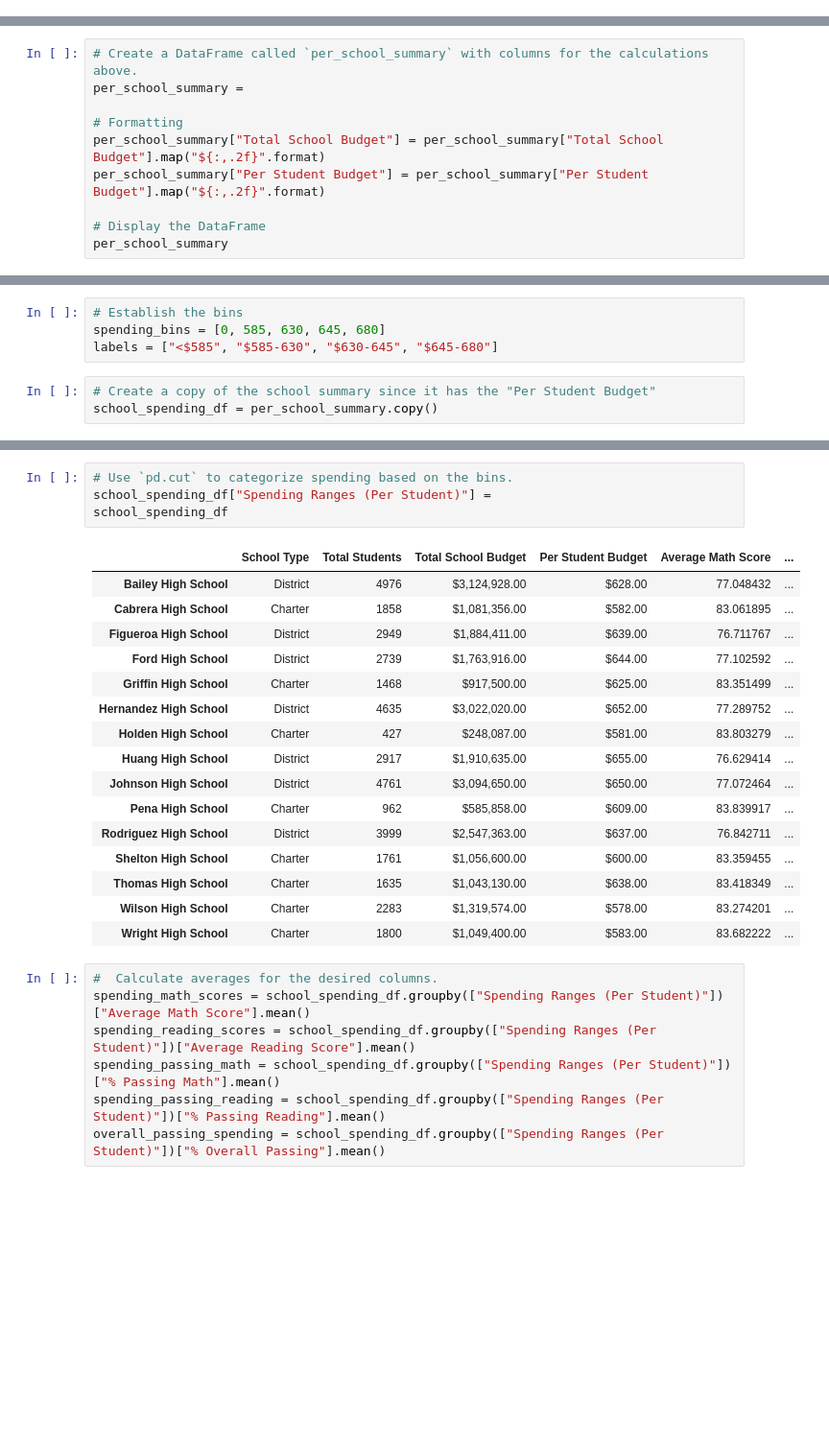
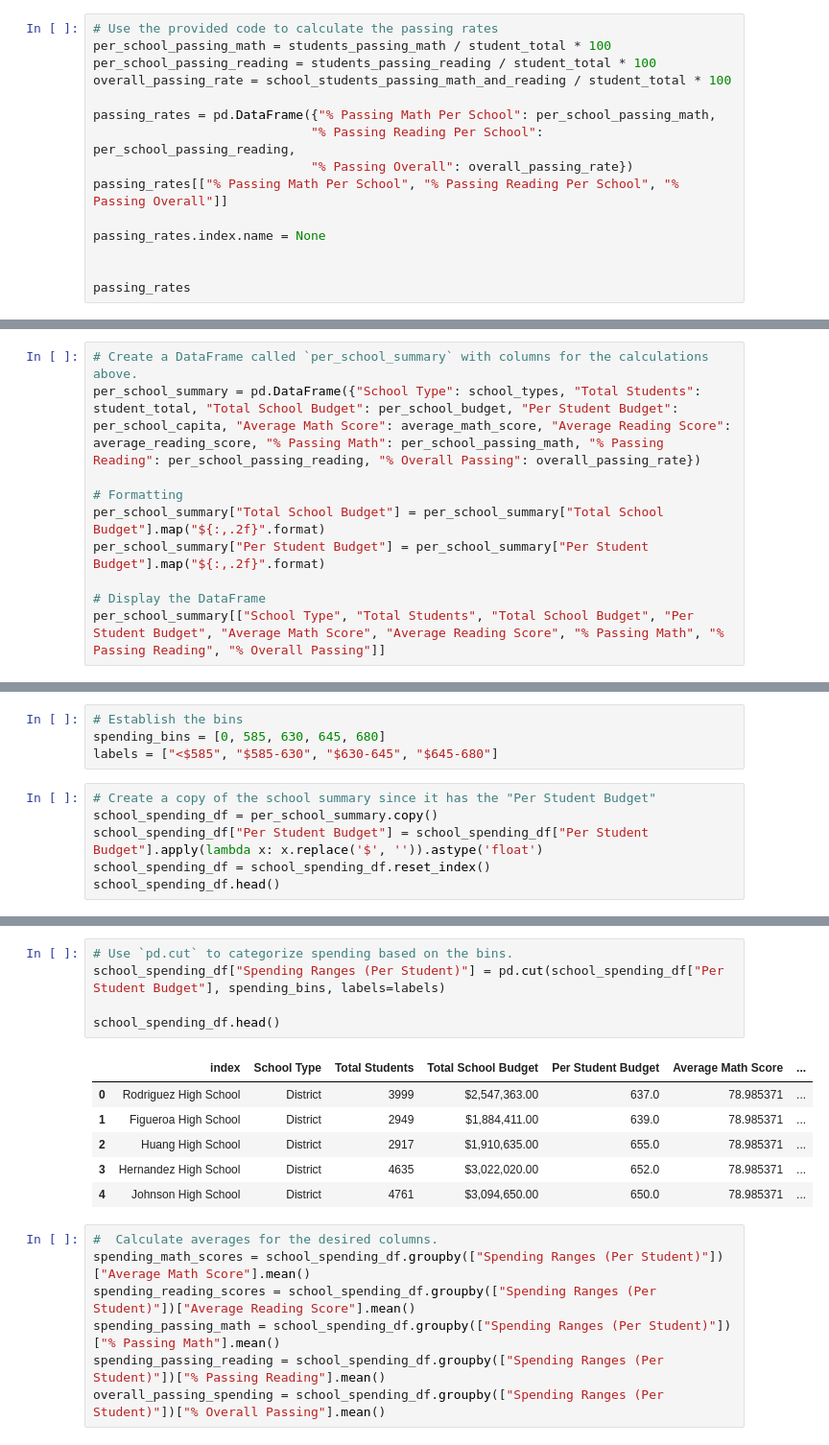
Before and after one commit to AdalbertPayan/pandas-challenge, a Jupyter notebook: Starter_Code/PyCitySchools/PyCitySchools_starter.ipynb, the cells around one changed output, grey strips where cells are left out. Shown at 96% size. Saved outputs shown, nothing was run; the diff lists cells and outputs as text; blank space fills up the shorter version.

```diff
--- a/Starter_Code/PyCitySchools/PyCitySchools_starter.ipynb
+++ b/Starter_Code/PyCitySchools/PyCitySchools_starter.ipynb
@@ -288,0 +307,15 @@ overall_passing_rate = school_students_passing_math_and_reading / per_school_cou
+# %%
+# Use the provided code to calculate the passing rates
+per_school_passing_math = students_passing_math / student_total * 100
+per_school_passing_reading = students_passing_reading / student_total * 100
+overall_passing_rate = school_students_passing_math_and_reading / student_total * 100
+
+passing_rates = pd.DataFrame({"% Passing Math Per School": per_school_passing_math,
+                             "% Passing Reading Per School": per_school_passing_reading,
+                             "% Passing Overall": overall_passing_rate})
+passing_rates[["% Passing Math Per School", "% Passing Reading Per School", "% Passing Overall"]]
+
+passing_rates.index.name = None
+
+
+passing_rates
@@ -289,12 +339,12 @@ overall_passing_rate = school_students_passing_math_and_reading / per_school_cou
 # %%
 # Create a DataFrame called `per_school_summary` with columns for the calculations above.
-per_school_summary =
+per_school_summary = pd.DataFrame({"School Type": school_types, "Total Students": student_total, "Total School Budget": per_school_budget, "Per Student Budget": per_school_capita, "Average Math Score": average_math_score, "Average Reading Score": average_reading_score, "% Passing Math": per_school_passing_math, "% Passing Reading": per_school_passing_reading, "% Overall Passing": overall_passing_rate})
 
 # Formatting
 per_school_summary["Total School Budget"] = per_school_summary["Total School Budget"].map("${:,.2f}".format)
 per_school_summary["Per Student Budget"] = per_school_summary["Per Student Budget"].map("${:,.2f}".format)
 
 # Display the DataFrame
-per_school_summary
+per_school_summary[["School Type", "Total Students", "Total School Budget", "Per Student Budget", "Average Math Score", "Average Reading Score", "% Passing Math", "% Passing Reading", "% Overall Passing"]]
 # %% [output]
 |  | School Type | Total Students | Total School Budget | Per Student Budget | Average Math Score | ... |
@@ -429,3 +467,6 @@ labels = ["<$585", "$585-630", "$630-645", "$645-680"]
 # %%
 # Create a copy of the school summary since it has the "Per Student Budget"
 school_spending_df = per_school_summary.copy()
+school_spending_df["Per Student Budget"] = school_spending_df["Per Student Budget"].apply(lambda x: x.replace('$', '')).astype('float')
+school_spending_df = school_spending_df.reset_index()
+school_spending_df.head()
@@ -432,24 +480,15 @@ school_spending_df = per_school_summary.copy()
 # %%
 # Use `pd.cut` to categorize spending based on the bins.
-school_spending_df["Spending Ranges (Per Student)"] =
-school_spending_df
+school_spending_df["Spending Ranges (Per Student)"] = pd.cut(school_spending_df["Per Student Budget"], spending_bins, labels=labels)
+
+school_spending_df.head()
 # %% [output]
-|  | School Type | Total Students | Total School Budget | Per Student Budget | Average Math Score | ... |
-| Bailey High School | District | 4976 | $3,124,928.00 | $628.00 | 77.048432 | ... |
-| Cabrera High School | Charter | 1858 | $1,081,356.00 | $582.00 | 83.061895 | ... |
-| Figueroa High School | District | 2949 | $1,884,411.00 | $639.00 | 76.711767 | ... |
-| Ford High School | District | 2739 | $1,763,916.00 | $644.00 | 77.102592 | ... |
-| Griffin High School | Charter | 1468 | $917,500.00 | $625.00 | 83.351499 | ... |
-| Hernandez High School | District | 4635 | $3,022,020.00 | $652.00 | 77.289752 | ... |
-| Holden High School | Charter | 427 | $248,087.00 | $581.00 | 83.803279 | ... |
-| Huang High School | District | 2917 | $1,910,635.00 | $655.00 | 76.629414 | ... |
-| Johnson High School | District | 4761 | $3,094,650.00 | $650.00 | 77.072464 | ... |
-| Pena High School | Charter | 962 | $585,858.00 | $609.00 | 83.839917 | ... |
-| Rodriguez High School | District | 3999 | $2,547,363.00 | $637.00 | 76.842711 | ... |
-| Shelton High School | Charter | 1761 | $1,056,600.00 | $600.00 | 83.359455 | ... |
-| Thomas High School | Charter | 1635 | $1,043,130.00 | $638.00 | 83.418349 | ... |
-| Wilson High School | Charter | 2283 | $1,319,574.00 | $578.00 | 83.274201 | ... |
-| Wright High School | Charter | 1800 | $1,049,400.00 | $583.00 | 83.682222 | ... |
+|  | index | School Type | Total Students | Total School Budget | Per Student Budget | Average Math Score | ... |
+| 0 | Rodriguez High School | District | 3999 | $2,547,363.00 | 637.0 | 78.985371 | ... |
+| 1 | Figueroa High School | District | 2949 | $1,884,411.00 | 639.0 | 78.985371 | ... |
+| 2 | Huang High School | District | 2917 | $1,910,635.00 | 655.0 | 78.985371 | ... |
+| 3 | Hernandez High School | District | 4635 | $3,022,020.00 | 652.0 | 78.985371 | ... |
+| 4 | Johnson High School | District | 4761 | $3,094,650.00 | 650.0 | 78.985371 | ... |
 # %%
 #  Calculate averages for the desired columns.
 spending_math_scores = school_spending_df.groupby(["Spending Ranges (Per Student)"])["Average Math Score"].mean()
```
Also changed, not shown: parts of 12 cells of this notebook.
